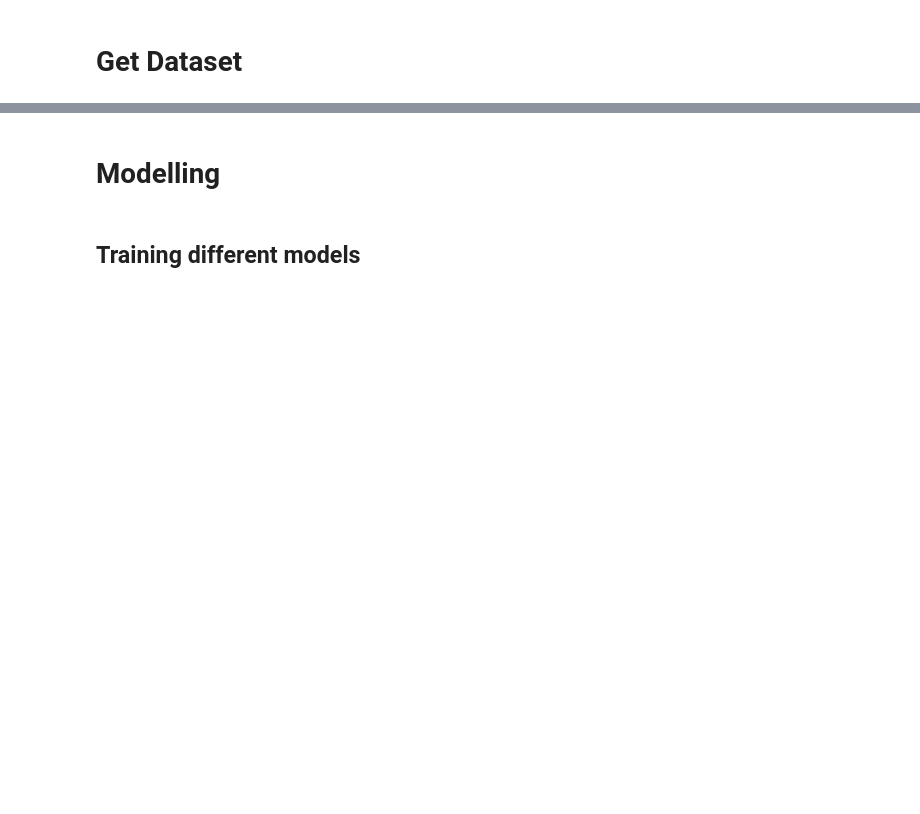
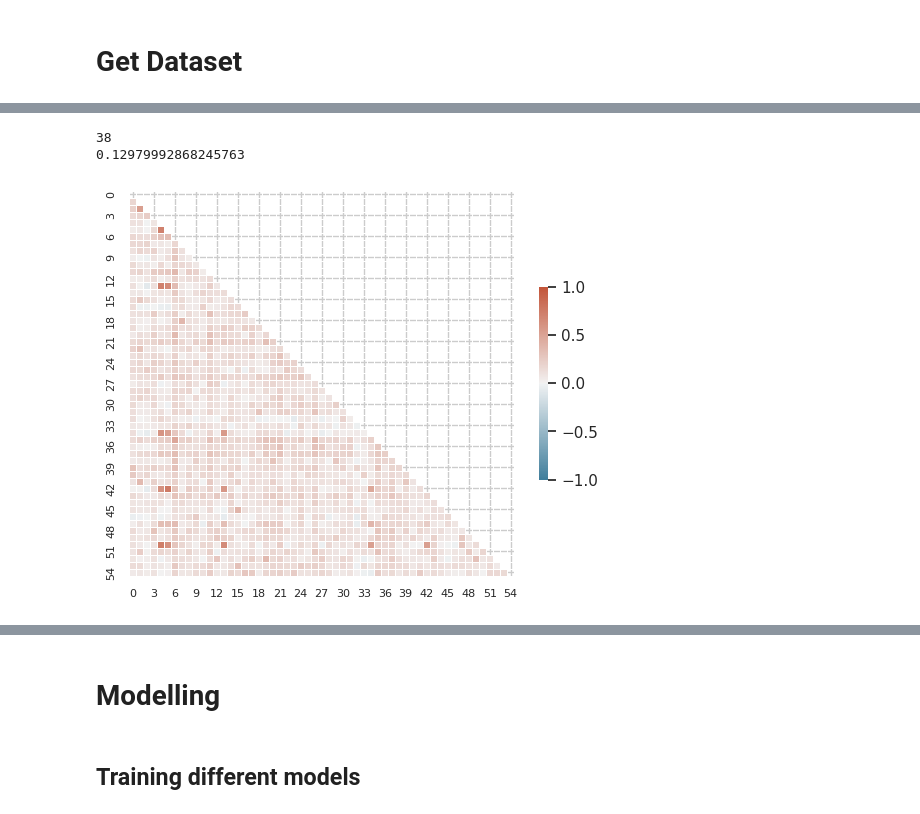
Before and after one commit to ejpalacios/modelfreeLV, a Jupyter notebook: Single_Network_Model.ipynb, the cells around one changed output, grey strips where cells are left out. Saved outputs shown, nothing was run; the diff lists cells and outputs as text; code cells hidden in the pictures; blank space fills up the shorter version.

```diff
--- a/Single_Network_Model.ipynb
+++ b/Single_Network_Model.ipynb
@@ -22,6 +22,4 @@ import time
 sns.set_theme(style = "whitegrid")
 plt.rcParams.update({
     'font.size': 8,
-    'font.family': 'serif',
-    'font.serif': ['Times New Roman'],
 })
@@ -70,33 +84,36 @@ plt.ylabel("Voltage")
 # %%
 if PLOT:
     fig, ax = plt.subplots(1,1, figsize = (6.3,5))
     # Compute the correlation matrix
     corr = X_train_df.corr()
 
     # Generate a mask for the upper triangle
     mask = np.triu(np.ones_like(corr, dtype=bool))
 
     # Generate a custom diverging colormap
     cmap = sns.diverging_palette(230, 20, as_cmap=True)
 
     # Draw the heatmap with the mask and correct aspect ratio
     sns.heatmap(corr, mask=mask, cmap=cmap, vmax=1,vmin=-1, center=0,
                 square=True, linewidths=.5, cbar_kws={"shrink": .5})
 
     Count, Average, Number = 0,0,0
     for i in range(55):
         for j in range(i):
             if i == j:
                 continue
             if np.abs(corr.iloc[i,j]) > 0.3:
                 Count+=1
             Average += np.abs(corr.iloc[i,j])
             Number +=1
     print(Count)
     print(Average/Number)
 
     plt.tick_params(axis='both', which='major', labelsize=8)
-    plt.rcParams['font.family'] = 'Times New Roman'
+# %% [output]
+38
+0.12979992868245763
+[figure, added]
 # %%
 if PLOT:
     # Set up the matplotlib figure
```
Also changed, not shown: parts of 13 cells of this notebook, 7 other files.
